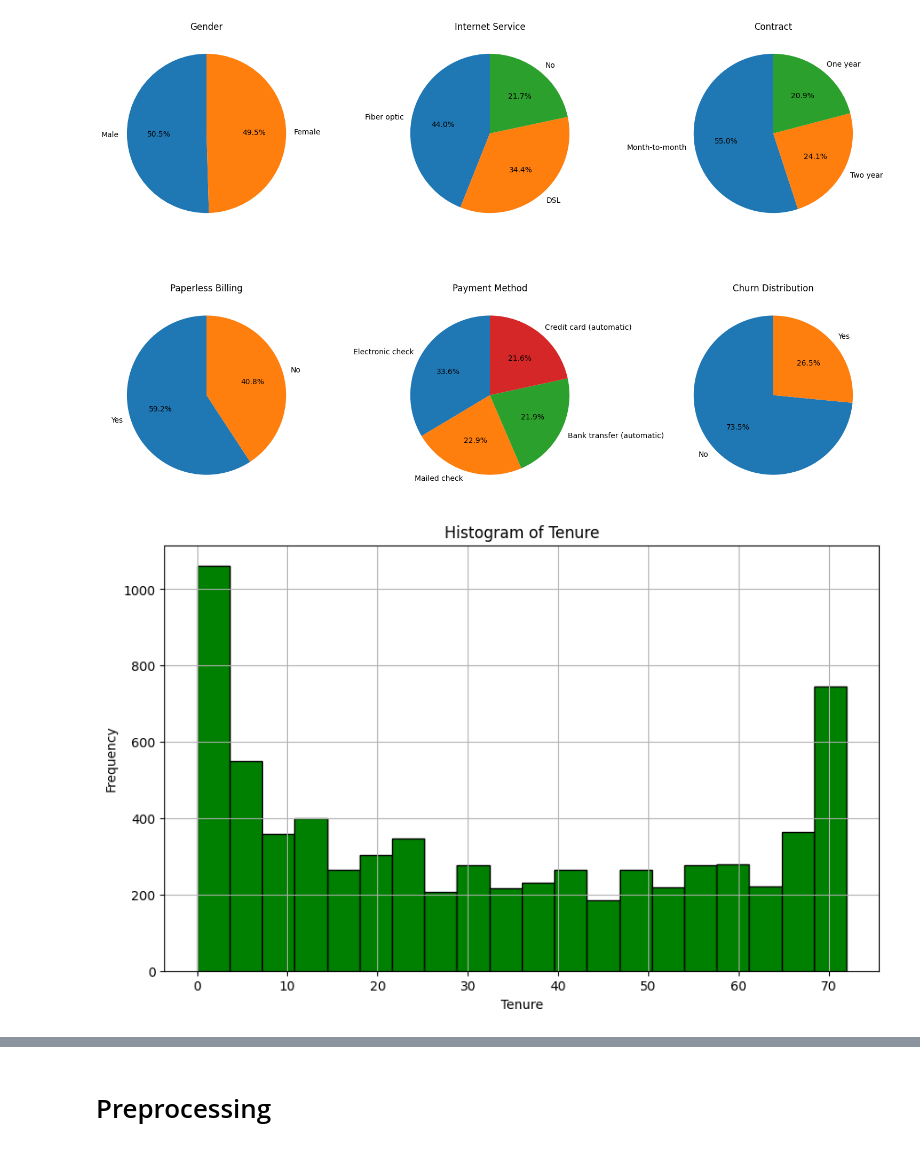
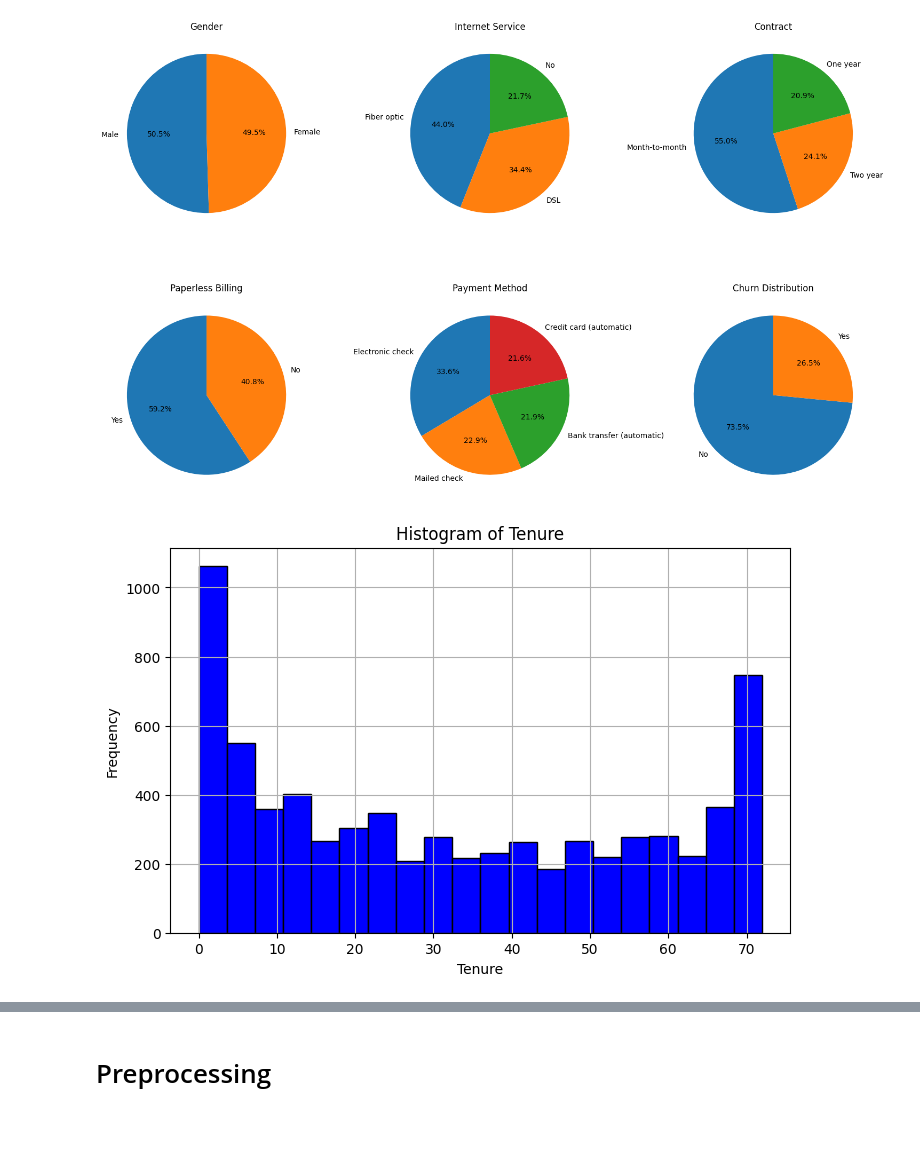
Before and after one commit to MrzAhmadi/Telco-Customer-Churn, a Jupyter notebook: notebook.ipynb, the cells around one changed output, grey strips where cells are left out. Cells and saved outputs as stored; diff of their text form; code cells hidden in the pictures.

Commit message:
Add visualization part into the report

```diff
--- a/notebook.ipynb
+++ b/notebook.ipynb
@@ -62,15 +62,15 @@ plt.show()
 Distribution of Some Interesting Discrete Features
 [figure]
 # %%
-plt.figure(figsize=(10, 6))
-plt.hist(df['tenure'], bins=20, color='green', edgecolor='black')
+plt.figure(figsize=(8, 5))
+plt.hist(df['tenure'], bins=20, color='blue', edgecolor='black')
 plt.xlabel('Tenure')
 plt.ylabel('Frequency')
 plt.title('Histogram of Tenure')
 plt.grid(True)
 plt.show()
 # %% [output]
-[figure, old version]
+[figure, new version]
 # %%
 total_charges_data = df['MonthlyCharges'].astype('int')
 plt.figure(figsize=(8, 5))
```
Also changed, not shown: parts of 5 cells of this notebook, 7 other files.
